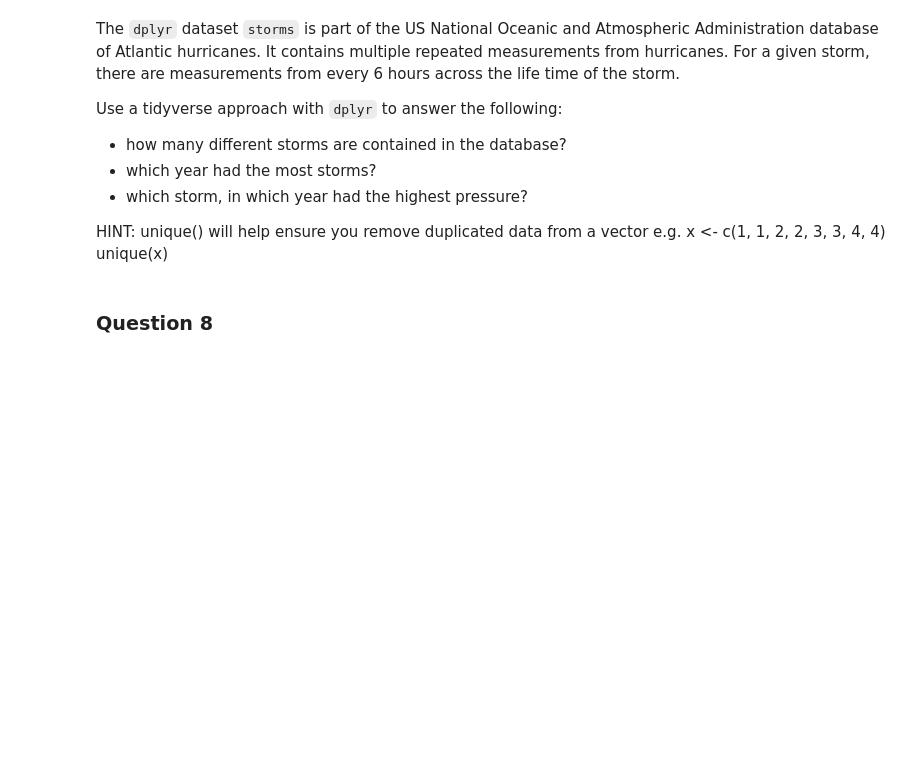
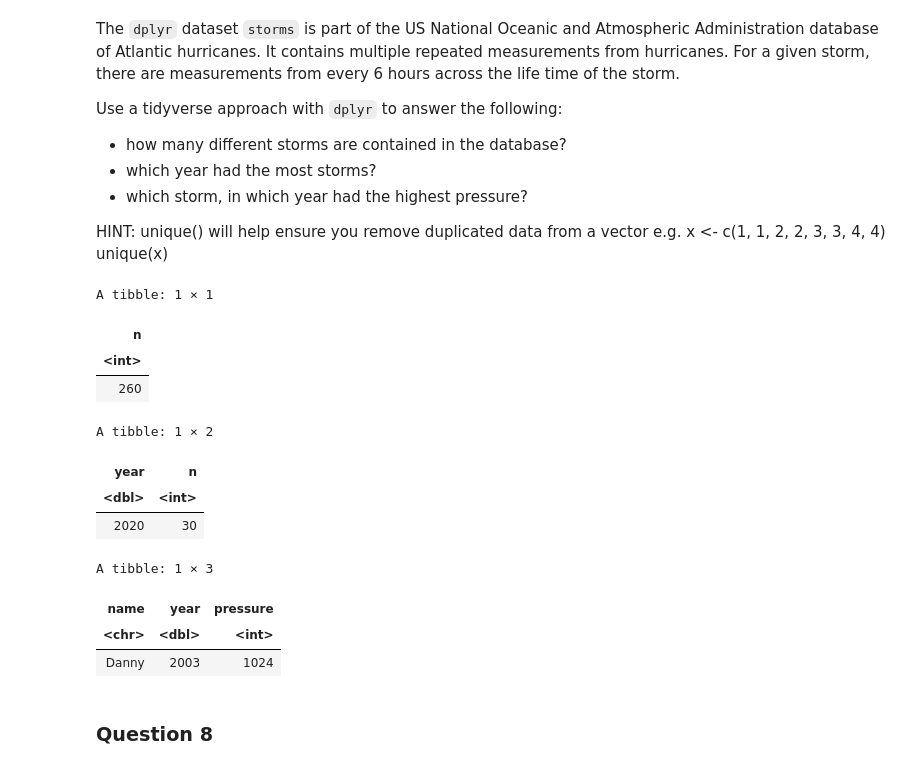
Before and after one commit to laylameghjee/CW_LIFE4138_2526, a Jupyter notebook: Coursework/R_Coursework_Questions.ipynb, the cells around one changed output. Saved outputs shown, nothing was run; the diff lists cells and outputs as text; code cells hidden in the pictures; blank space fills up the shorter version.

```diff
--- a/Coursework/R_Coursework_Questions.ipynb
+++ b/Coursework/R_Coursework_Questions.ipynb
@@ -138,34 +207,44 @@ x <- c(1, 1, 2, 2, 3, 3, 4, 4)
 unique(x)
 # %%
 #install dplyr package if not already installed
-install.packages("dplyr")
+#install.packages("dplyr")
 
 #bringing dplyr package into script
 library(dplyr)
 
 #loading storms data set in
 data(storms)
-
-#display first few rows of the dataset
-head(storms)
 
 #finding how many different storms are in the database
 storms %>%                #using pipes to help simplify the data manipulation
     distinct(name) %>%    #distinct function used to see unique entries
     tally()               #prints the number of how many different entries
 
 #finding which year had the most storms
 storms %>%
     distinct(year, name) %>% #using distinct to see unique entries for each year
     count(year) %>%          #counts how many individual storms in each year
     arrange(desc(n)) %>%     #arranges in order from most to least
     head(1)                  #prints the year with most storms & n/o storms
 
 #finding out which storm had the highest pressure and the year
 storms %>%
     arrange(desc(pressure)) %>%
     select(name, year, pressure) %>%  #selects just the specified columns
     head(1)
+# %% [output]
+A tibble: 1 × 1
+| n |
+| <int> |
+| 260 |
+A tibble: 1 × 2
+| year | n |
+| <dbl> | <int> |
+| 2020 | 30 |
+A tibble: 1 × 3
+| name | year | pressure |
+| <chr> | <dbl> | <int> |
+| Danny | 2003 | 1024 |
 # %% [markdown]
 ### Question 8
 # %% [markdown]
```
Also changed, not shown: parts of 9 cells of this notebook, 1 other file.
